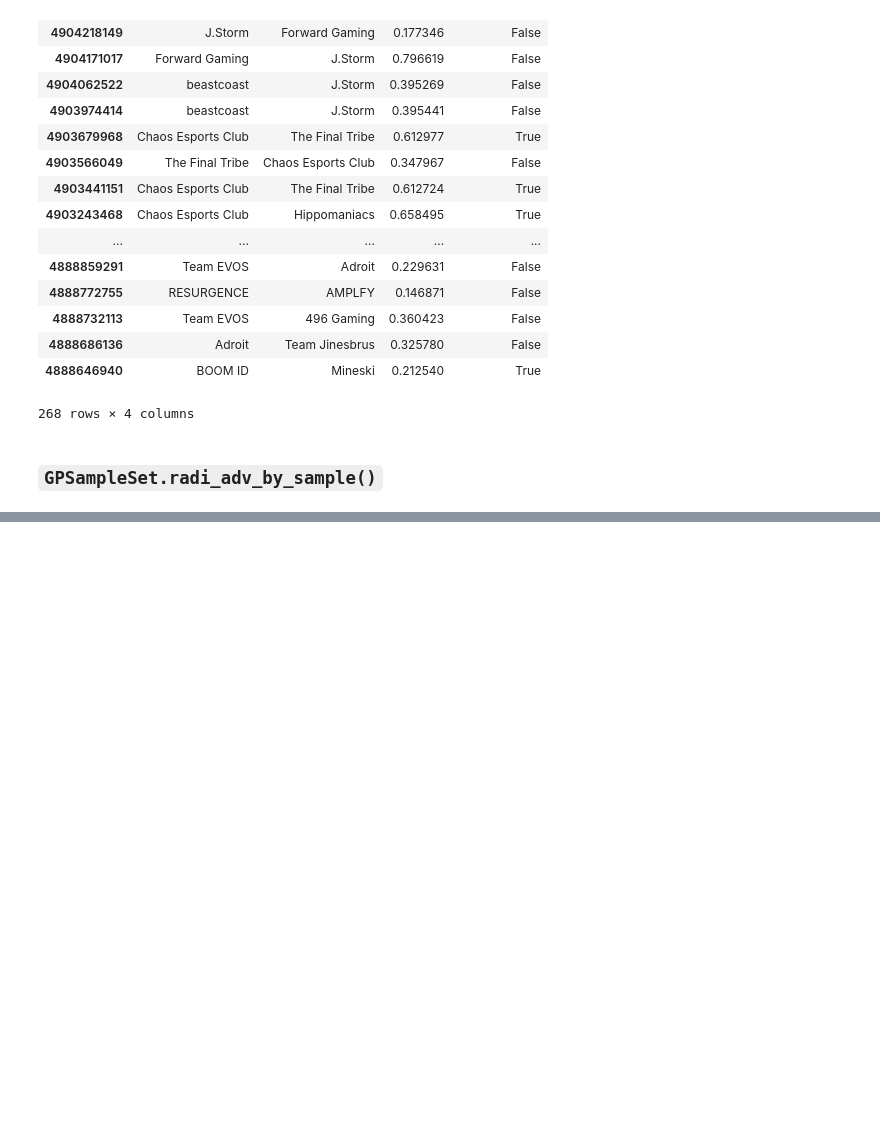
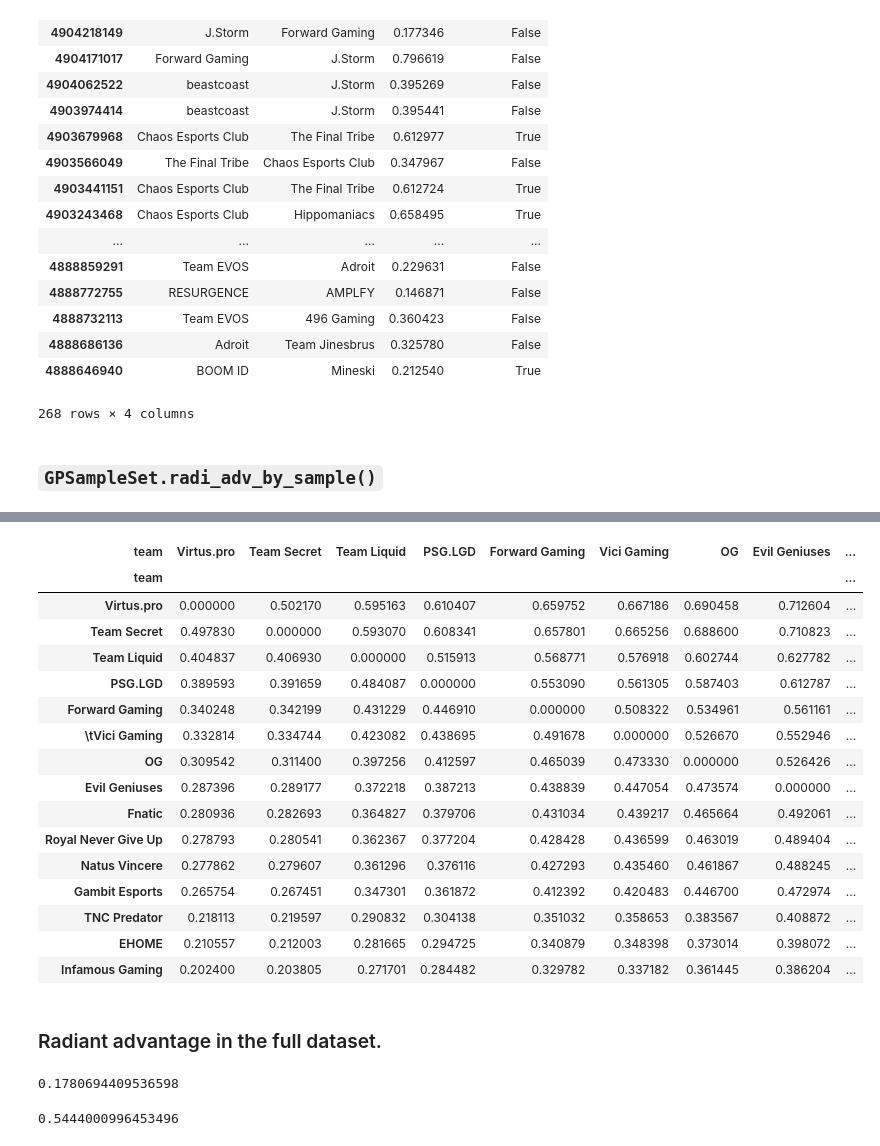
Before and after one commit to yl3/dota2, a Jupyter notebook: notebooks/10-test_numerical_optimisation.20190731.ipynb, the cells around one changed output, grey strips where cells are left out. Cells and saved outputs as stored; diff of their text form; code cells hidden in the pictures; blank space fills up the shorter version.

```diff
--- a/notebooks/10-test_numerical_optimisation.20190731.ipynb
+++ b/notebooks/10-test_numerical_optimisation.20190731.ipynb
@@ -425,0 +334,7 @@ plt.scatter(range(len(first_match_win_probs)),
+# %%
+skills_by_player = [full_res.x[start:end]
+                    for start, end in gp.samples.skill_vec_idx_of_player]
+gp.samples.samples.drop(0, inplace=True)
+gp.samples.add_sample(0, skills_by_player, full_res.x[-1], full_res.fun)
+# %%
+full_sample_set = gp.samples
@@ -425,0 +349,6 @@ plt.scatter(range(len(first_match_win_probs)),
+# %%
+skills_by_player = pd.Series(
+    [np.mean(full_sample_set.player_skill_by_sample(player).values)
+     for player in full_sample_set.players.index],
+    index=full_sample_set.players.index,
+    name="skill")
@@ -425,0 +412,7 @@ plt.scatter(range(len(first_match_win_probs)),
+# %%
+team_skills = (all_players.assign(skill=skills_by_player)
+               .sort_values("skill")
+               .groupby("team").agg({"skill": lambda x: sum(x[-5:])})
+               .sort_values("skill", ascending=False))
+with pd.option_context('max_rows', 1000):
+    display(team_skills)
@@ -425,0 +438,36 @@ plt.scatter(range(len(first_match_win_probs)),
+# %%
+upper = np.triu(squareform(pdist(team_skills[:20], metric=lambda x, y: 1 / (1 + np.exp((y - x))))))
+lower = np.tril(squareform(pdist(team_skills[:20], metric=lambda x, y: 1 / (1 + np.exp((x - y))))))
+
+pd.DataFrame(
+    upper + lower,
+    index=team_skills.index[:20],
+    columns=team_skills.index[:20]).iloc[:15, :15]
+# %% [output]
+| team | Virtus.pro | Team Secret | Team Liquid | PSG.LGD | Forward Gaming | Vici Gaming | OG | Evil Geniuses | ... |
+| team |  |  |  |  |  |  |  |  | ... |
+| Virtus.pro | 0.000000 | 0.502170 | 0.595163 | 0.610407 | 0.659752 | 0.667186 | 0.690458 | 0.712604 | ... |
+| Team Secret | 0.497830 | 0.000000 | 0.593070 | 0.608341 | 0.657801 | 0.665256 | 0.688600 | 0.710823 | ... |
+| Team Liquid | 0.404837 | 0.406930 | 0.000000 | 0.515913 | 0.568771 | 0.576918 | 0.602744 | 0.627782 | ... |
+| PSG.LGD | 0.389593 | 0.391659 | 0.484087 | 0.000000 | 0.553090 | 0.561305 | 0.587403 | 0.612787 | ... |
+| Forward Gaming | 0.340248 | 0.342199 | 0.431229 | 0.446910 | 0.000000 | 0.508322 | 0.534961 | 0.561161 | ... |
+| \tVici Gaming | 0.332814 | 0.334744 | 0.423082 | 0.438695 | 0.491678 | 0.000000 | 0.526670 | 0.552946 | ... |
+| OG | 0.309542 | 0.311400 | 0.397256 | 0.412597 | 0.465039 | 0.473330 | 0.000000 | 0.526426 | ... |
+| Evil Geniuses | 0.287396 | 0.289177 | 0.372218 | 0.387213 | 0.438839 | 0.447054 | 0.473574 | 0.000000 | ... |
+| Fnatic | 0.280936 | 0.282693 | 0.364827 | 0.379706 | 0.431034 | 0.439217 | 0.465664 | 0.492061 | ... |
+| Royal Never Give Up | 0.278793 | 0.280541 | 0.362367 | 0.377204 | 0.428428 | 0.436599 | 0.463019 | 0.489404 | ... |
+| Natus Vincere | 0.277862 | 0.279607 | 0.361296 | 0.376116 | 0.427293 | 0.435460 | 0.461867 | 0.488245 | ... |
+| Gambit Esports | 0.265754 | 0.267451 | 0.347301 | 0.361872 | 0.412392 | 0.420483 | 0.446700 | 0.472974 | ... |
+| TNC Predator | 0.218113 | 0.219597 | 0.290832 | 0.304138 | 0.351032 | 0.358653 | 0.383567 | 0.408872 | ... |
+| EHOME | 0.210557 | 0.212003 | 0.281665 | 0.294725 | 0.340879 | 0.348398 | 0.373014 | 0.398072 | ... |
+| Infamous Gaming | 0.202400 | 0.203805 | 0.271701 | 0.284482 | 0.329782 | 0.337182 | 0.361445 | 0.386204 | ... |
+# %% [markdown]
+### Radiant advantage in the full dataset.
+# %%
+full_res.x[-1]
+# %% [output]
+0.1780694409536598
+# %%
+src.models.gp.win_prob(full_res.x[-1], 1)
+# %% [output]
+0.5444000996453496
```
Also changed, not shown: parts of 42 cells of this notebook, 4 other files.
